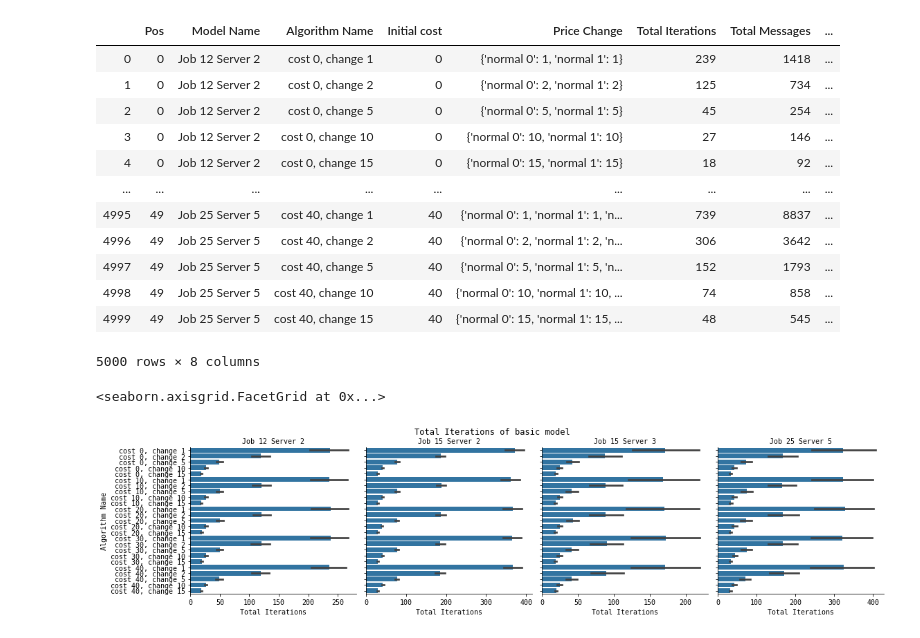
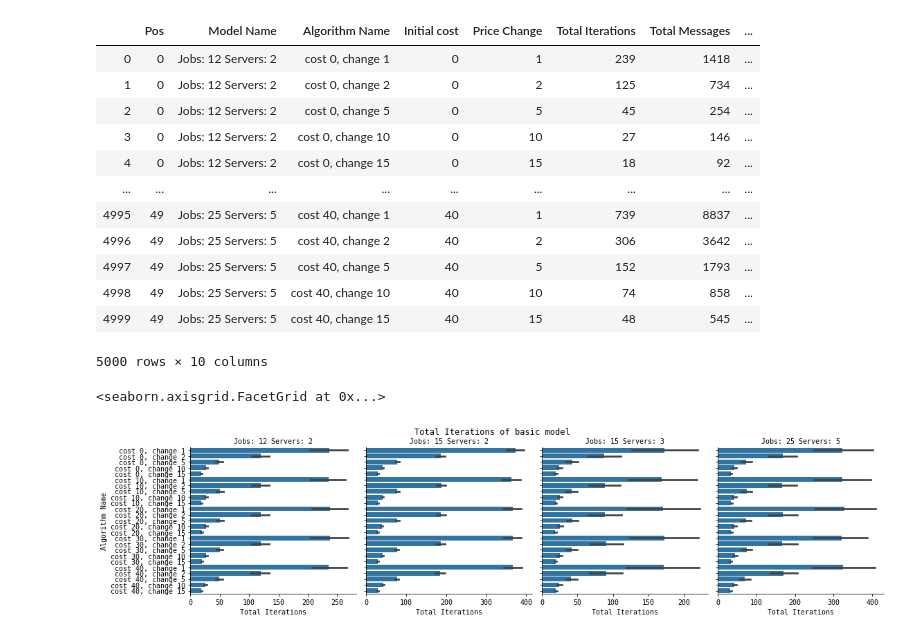
Before and after one commit to pseudo-rnd-thoughts/Elastic-Resource-Allocation, a Jupyter notebook: testing/analysis/iterative_round_analysis.ipynb, the cells around one changed output. Cells and saved outputs as stored; diff of their text form; code cells hidden in the pictures.

```diff
--- a/testing/analysis/iterative_round_analysis.ipynb
+++ b/testing/analysis/iterative_round_analysis.ipynb
@@ -35,35 +36,38 @@ title = '{} of basic model'.format(x_axis)
 # %%
 data = []
 test_name: str = ""
 
 for encoded_filename in encoded_filenames:
     filename, model_name, test_name = decode_filename('iterative_round', encoded_filename)
     with open(filename) as file:
         file_data = json.load(file)
         for pos, model_result in enumerate(file_data):
             if len(model_result) > 15:
+                max_iterations = model_result['cost 0, change 1']['total_iterations']
+                max_money = model_result['cost 0, change 1']['total money']
                 for name, result in model_result.items():
-                    data.append([pos, model_name, name, result['initial_cost'], result['price change'],
-                                 result['total_iterations'], result['total_messages'],
-                                 result['total money']])
+                    data.append([pos, model_name, name, result['initial_cost'], result['price_change'],
+                                 result['total_iterations'], result['total_messages'], result['total money'],
+                                 max_iterations / result['total_iterations'], max_money / result['total money']])
 
 df = pd.DataFrame(data, columns=["Pos", "Model Name", "Algorithm Name", "Initial cost",
-                                 "Price Change", "Total Iterations", "Total Messages", "Total Money"])
+                                 "Price Change", "Total Iterations", "Total Messages", "Total Money",
+                                 "Total Iterations Speed", "Percent Total Money"])
 df
 # %% [output]
 |  | Pos | Model Name | Algorithm Name | Initial cost | Price Change | Total Iterations | Total Messages | ... |
-| 0 | 0 | Job 12 Server 2 | cost 0, change 1 | 0 | {'normal 0': 1, 'normal 1': 1} | 239 | 1418 | ... |
-| 1 | 0 | Job 12 Server 2 | cost 0, change 2 | 0 | {'normal 0': 2, 'normal 1': 2} | 125 | 734 | ... |
-| 2 | 0 | Job 12 Server 2 | cost 0, change 5 | 0 | {'normal 0': 5, 'normal 1': 5} | 45 | 254 | ... |
-| 3 | 0 | Job 12 Server 2 | cost 0, change 10 | 0 | {'normal 0': 10, 'normal 1': 10} | 27 | 146 | ... |
-| 4 | 0 | Job 12 Server 2 | cost 0, change 15 | 0 | {'normal 0': 15, 'normal 1': 15} | 18 | 92 | ... |
+| 0 | 0 | Jobs: 12 Servers: 2 | cost 0, change 1 | 0 | 1 | 239 | 1418 | ... |
+| 1 | 0 | Jobs: 12 Servers: 2 | cost 0, change 2 | 0 | 2 | 125 | 734 | ... |
+| 2 | 0 | Jobs: 12 Servers: 2 | cost 0, change 5 | 0 | 5 | 45 | 254 | ... |
+| 3 | 0 | Jobs: 12 Servers: 2 | cost 0, change 10 | 0 | 10 | 27 | 146 | ... |
+| 4 | 0 | Jobs: 12 Servers: 2 | cost 0, change 15 | 0 | 15 | 18 | 92 | ... |
 | ... | ... | ... | ... | ... | ... | ... | ... | ... |
-| 4995 | 49 | Job 25 Server 5 | cost 40, change 1 | 40 | {'normal 0': 1, 'normal 1': 1, 'n... | 739 | 8837 | ... |
-| 4996 | 49 | Job 25 Server 5 | cost 40, change 2 | 40 | {'normal 0': 2, 'normal 1': 2, 'n... | 306 | 3642 | ... |
-| 4997 | 49 | Job 25 Server 5 | cost 40, change 5 | 40 | {'normal 0': 5, 'normal 1': 5, 'n... | 152 | 1793 | ... |
-| 4998 | 49 | Job 25 Server 5 | cost 40, change 10 | 40 | {'normal 0': 10, 'normal 1': 10, ... | 74 | 858 | ... |
-| 4999 | 49 | Job 25 Server 5 | cost 40, change 15 | 40 | {'normal 0': 15, 'normal 1': 15, ... | 48 | 545 | ... |
+| 4995 | 49 | Jobs: 25 Servers: 5 | cost 40, change 1 | 40 | 1 | 739 | 8837 | ... |
+| 4996 | 49 | Jobs: 25 Servers: 5 | cost 40, change 2 | 40 | 2 | 306 | 3642 | ... |
+| 4997 | 49 | Jobs: 25 Servers: 5 | cost 40, change 5 | 40 | 5 | 152 | 1793 | ... |
+| 4998 | 49 | Jobs: 25 Servers: 5 | cost 40, change 10 | 40 | 10 | 74 | 858 | ... |
+| 4999 | 49 | Jobs: 25 Servers: 5 | cost 40, change 15 | 40 | 15 | 48 | 545 | ... |
-5000 rows × 8 columns
+5000 rows × 10 columns
 # %%
 g = sns.FacetGrid(df, col='Model Name', sharex=False, height=4)
 g = g.map(sns.barplot, x_axis, "Algorithm Name").set_titles("{col_name}")
@@ -74,7 +78,7 @@ g.fig.suptitle(title)
 g
 # %% [output]
 <seaborn.axisgrid.FacetGrid at 0x...>
-[figure, old version]
+[figure, new version]
 # %%
 df1 = df.loc[df['Model Name'] == 'Job 25 Server 5']
 
```
Also changed, not shown: parts of 3 cells of this notebook, 8 other files.
